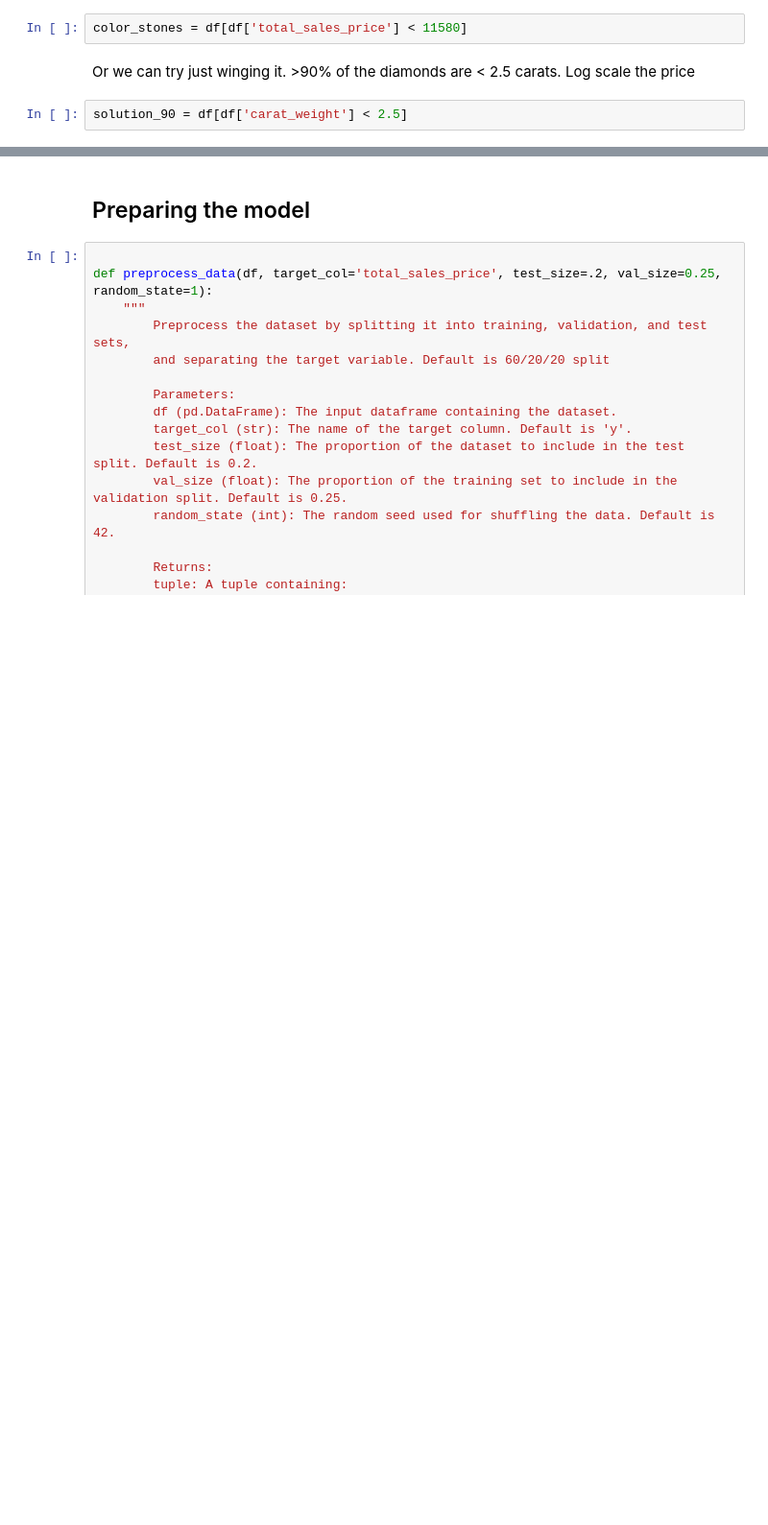
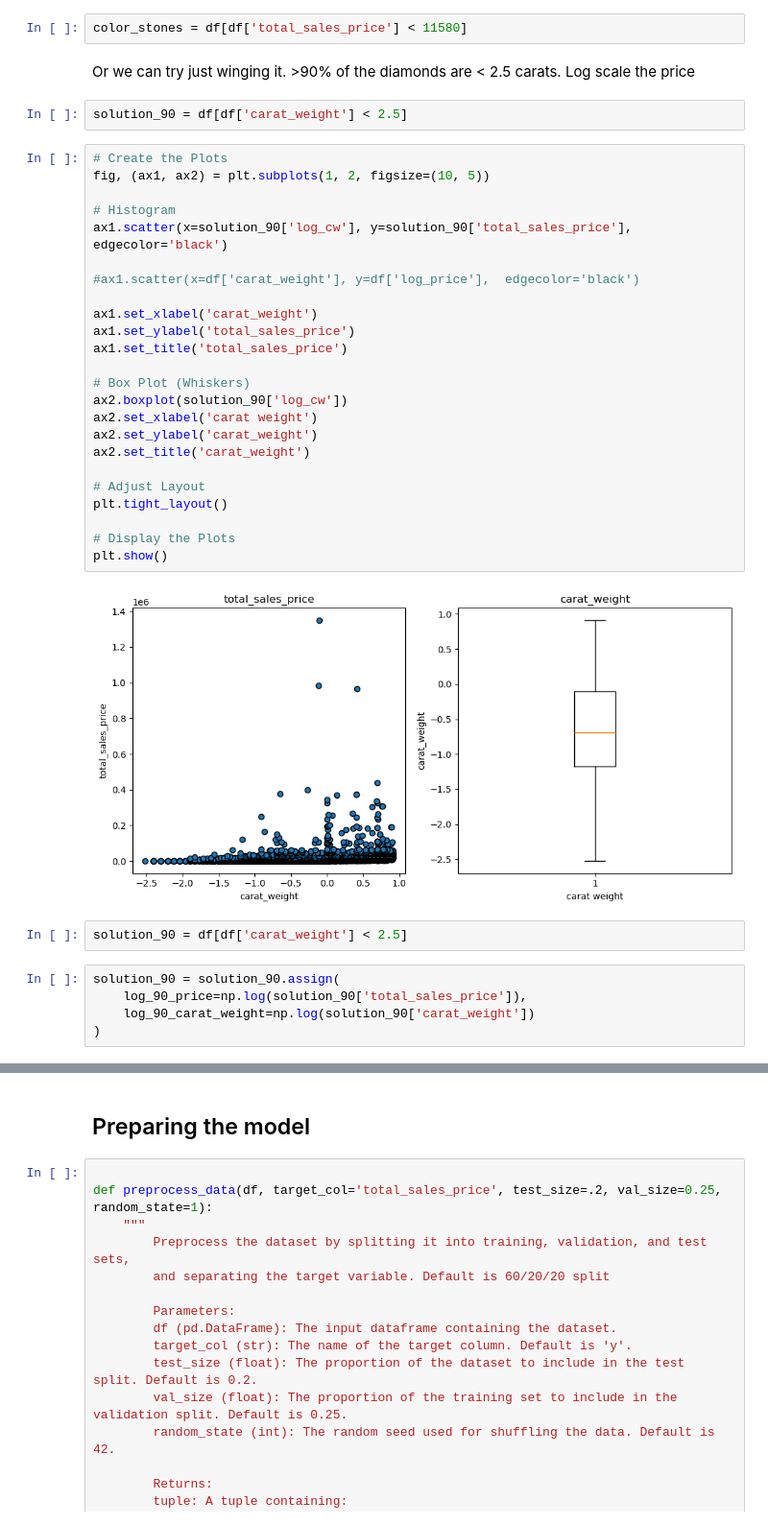
Before and after one commit to Data-Science-Projects-Code/Diamonds, a Jupyter notebook: Diamonds/notebooks/Models.ipynb, the cells around one changed output, grey strips where cells are left out. Shown: that part at 96% size. Cells and saved outputs as stored; diff of their text form; blank space fills up the shorter version.

```diff
--- a/Diamonds/notebooks/Models.ipynb
+++ b/Diamonds/notebooks/Models.ipynb
@@ -290,8 +294,41 @@ plt.show()
 color_stones = df[df['total_sales_price'] < 11580]
 # %% [markdown]
 Or we can try just winging it. >90% of the diamonds are < 2.5 carats. Log scale the price
+# %%
+solution_90 = df[df['carat_weight'] < 2.5]
+# %%
+# Create the Plots
+fig, (ax1, ax2) = plt.subplots(1, 2, figsize=(10, 5))
+
+# Histogram
+ax1.scatter(x=solution_90['log_cw'], y=solution_90['total_sales_price'],  edgecolor='black')
+
+#ax1.scatter(x=df['carat_weight'], y=df['log_price'],  edgecolor='black')
+
+ax1.set_xlabel('carat_weight')
+ax1.set_ylabel('total_sales_price')
+ax1.set_title('total_sales_price')
+
+# Box Plot (Whiskers)
+ax2.boxplot(solution_90['log_cw'])
+ax2.set_xlabel('carat weight')
+ax2.set_ylabel('carat_weight')
+ax2.set_title('carat_weight')
+
+# Adjust Layout
+plt.tight_layout()
+
+# Display the Plots
+plt.show()
+# %% [output]
+[figure, added]
 # %%
 solution_90 = df[df['carat_weight'] < 2.5]
+# %%
+solution_90 = solution_90.assign(
+    log_90_price=np.log(solution_90['total_sales_price']),
+    log_90_carat_weight=np.log(solution_90['carat_weight'])
+)
 # %%
 # Create the Plots
 fig, (ax1, ax2) = plt.subplots(1, 2, figsize=(10, 5))
```
Also changed, not shown: parts of 21 cells of this notebook.
